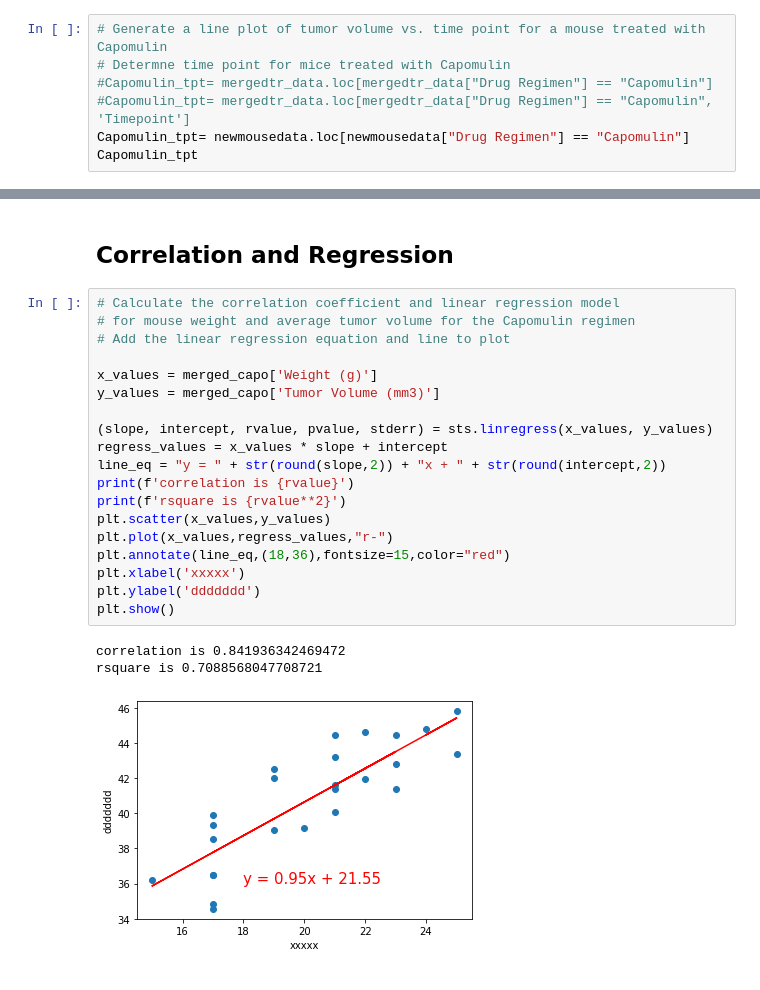
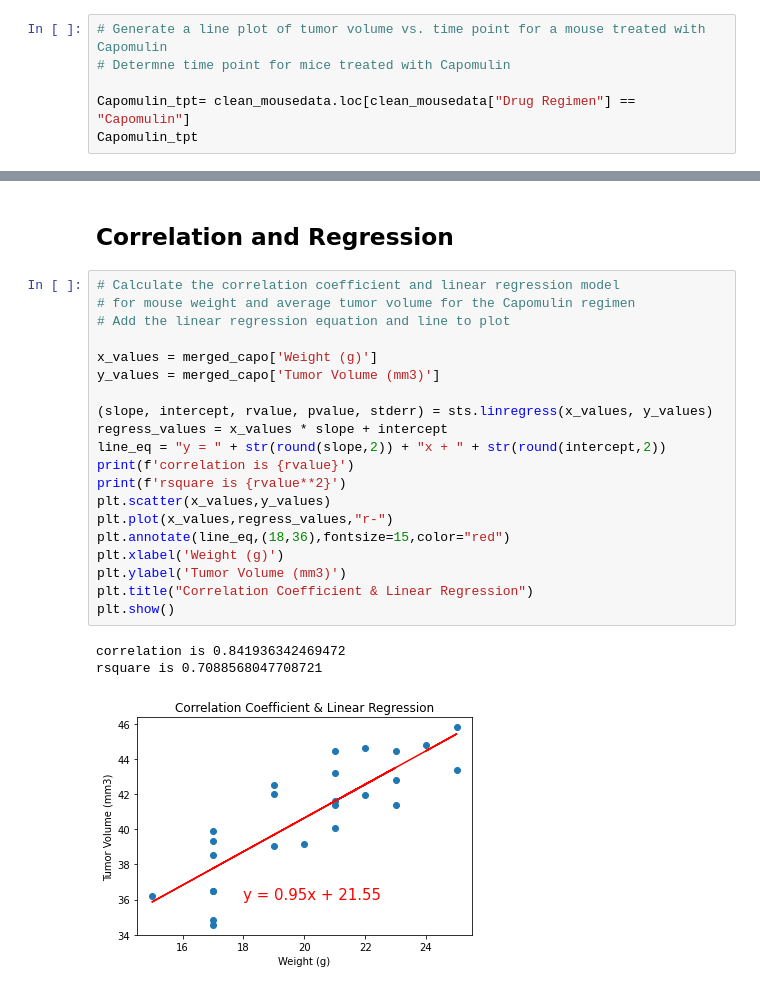
Before and after one commit to dorisakpovwa/Matplotlib_challenge, a Jupyter notebook: Pymaceuticals/pymaceuticals_starter.ipynb, the cells around one changed output, grey strips where cells are left out. Cells and saved outputs as stored; diff of their text form.

Commit message:
added linear regression

```diff
--- a/Pymaceuticals/pymaceuticals_starter.ipynb
+++ b/Pymaceuticals/pymaceuticals_starter.ipynb
@@ -456,9 +390,8 @@ Ceftamin's potential outliers: Series([], Name: Tumor Volume (mm3), dtype: float
 # %%
 # Generate a line plot of tumor volume vs. time point for a mouse treated with Capomulin
 # Determne time point for mice treated with Capomulin
-#Capomulin_tpt= mergedtr_data.loc[mergedtr_data["Drug Regimen"] == "Capomulin"]
-#Capomulin_tpt= mergedtr_data.loc[mergedtr_data["Drug Regimen"] == "Capomulin", 'Timepoint']
-Capomulin_tpt= newmousedata.loc[newmousedata["Drug Regimen"] == "Capomulin"]
+
+Capomulin_tpt= clean_mousedata.loc[clean_mousedata["Drug Regimen"] == "Capomulin"]
 Capomulin_tpt
 # %% [output]
 |  | Mouse ID | Drug Regimen | Sex | Age_months | Weight (g) | Timepoint | Tumor Volume (mm3) | ... |
@@ -610,23 +526,24 @@ plt.show()
 # %%
 # Calculate the correlation coefficient and linear regression model
 # for mouse weight and average tumor volume for the Capomulin regimen
 # Add the linear regression equation and line to plot
 
 x_values = merged_capo['Weight (g)']
 y_values = merged_capo['Tumor Volume (mm3)']
 
 (slope, intercept, rvalue, pvalue, stderr) = sts.linregress(x_values, y_values)
 regress_values = x_values * slope + intercept
 line_eq = "y = " + str(round(slope,2)) + "x + " + str(round(intercept,2))
 print(f'correlation is {rvalue}')
 print(f'rsquare is {rvalue**2}')
 plt.scatter(x_values,y_values)
 plt.plot(x_values,regress_values,"r-")
 plt.annotate(line_eq,(18,36),fontsize=15,color="red")
-plt.xlabel('xxxxx')
-plt.ylabel('ddddddd')
+plt.xlabel('Weight (g)')
+plt.ylabel('Tumor Volume (mm3)')
+plt.title("Correlation Coefficient & Linear Regression")
 plt.show()
 # %% [output]
 correlation is 0.841936342469472
 rsquare is 0.7088568047708721
-[figure, old version]
+[figure, new version]
```
Also changed, not shown: parts of 36 cells of this notebook.
